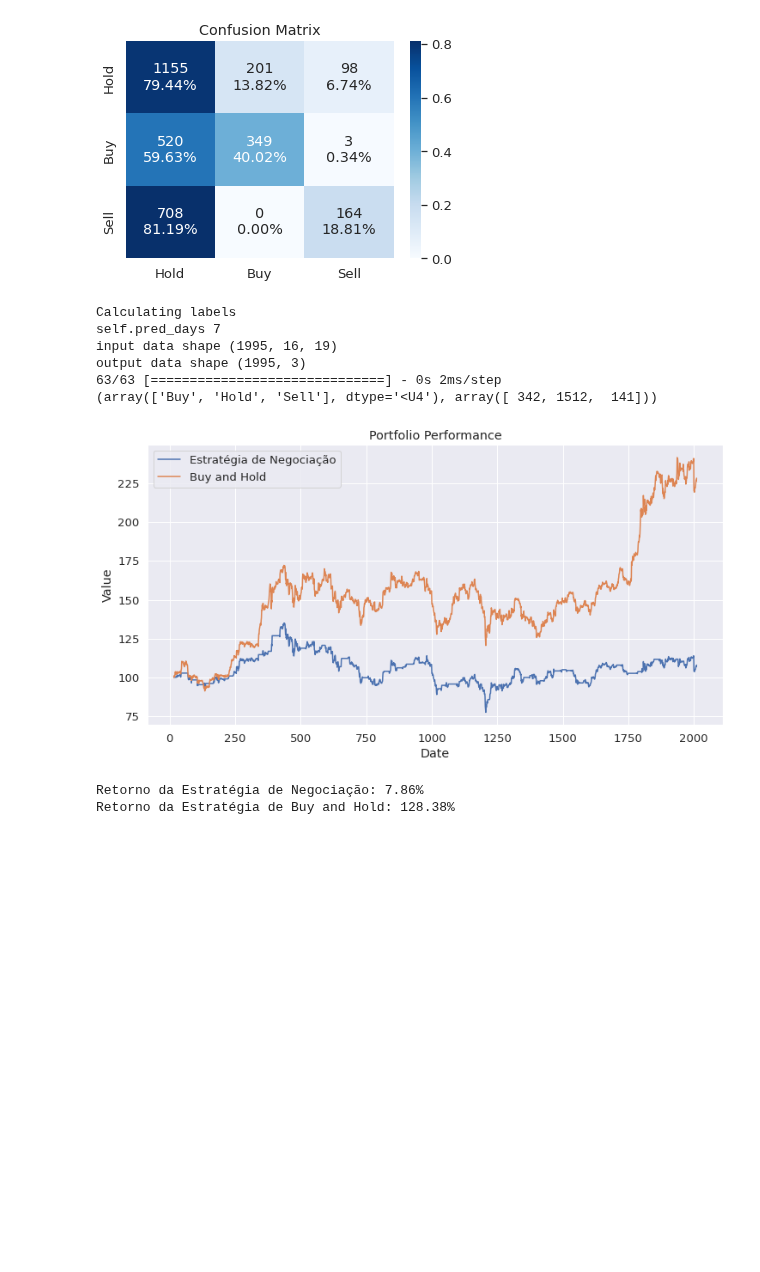
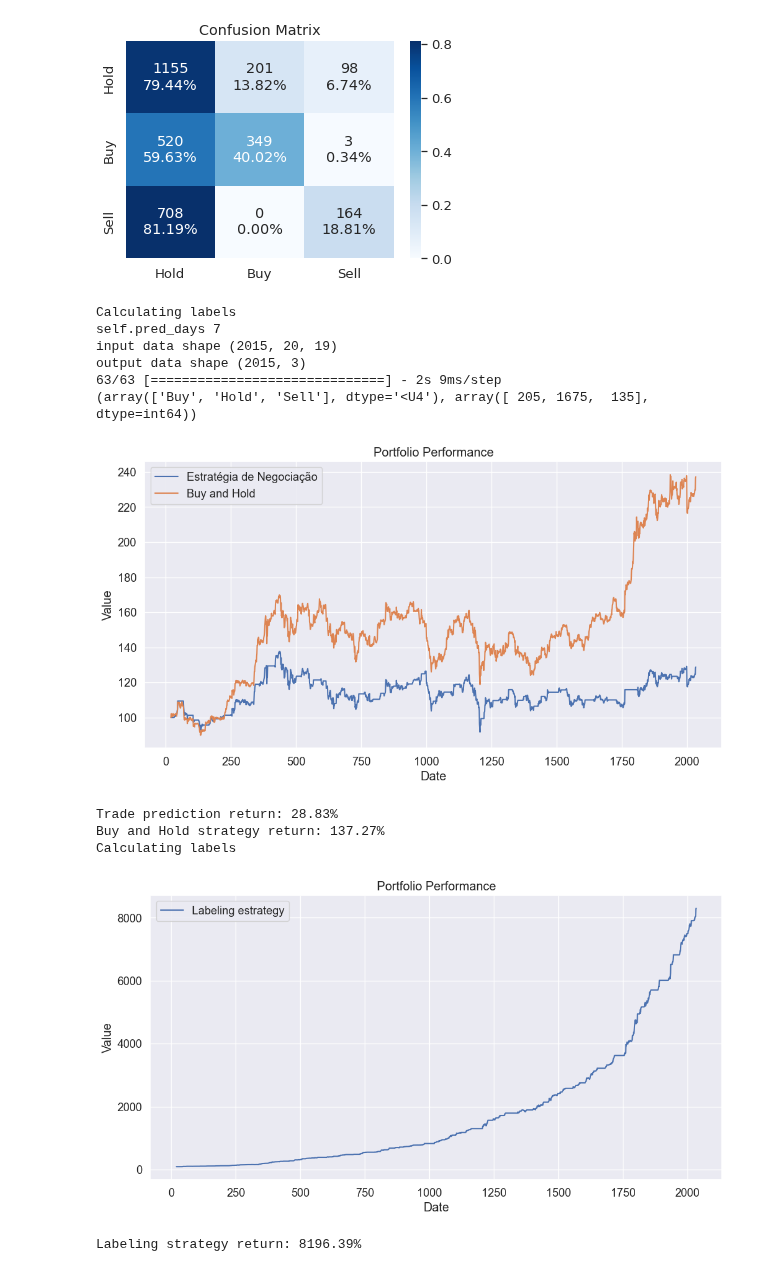
Before and after one commit to brunoodutra/Time_Series_Forecast, a Jupyter notebook: acoes/deep_trade_crypto_classification.ipynb, the cells around one changed output. Drawn from its saved outputs; the diff is of its cells as text; code cells hidden in the pictures; blank space fills up the shorter version.

Commit message:
add labeling data profit view

```diff
--- a/acoes/deep_trade_crypto_classification.ipynb
+++ b/acoes/deep_trade_crypto_classification.ipynb
@@ -606,45 +606,73 @@ else:
     signals = [trade[label] for label in np.argmax(label_pred[:], axis=1)]
     print(np.unique(signals, return_counts=True))
 
-    trade_signals=generate_signals(signals)
+    pred_trade_signals=generate_signals(signals)
 
-    #trade_signals=signals
+    #pred_trade_signals=signals
     data=data.iloc[-len(signals):,:]
 
 
     backtester = Backtester(initial_balance, data)
-    backtester.run(trade_signals)
+    backtester.run(pred_trade_signals)
     #backtester.plot_results()
 
     # Estratégia de buy and hold
     buy_and_hold = Backtester(initial_balance, data)
     signals = ['Buy'] + ['Hold'] * (len(data) - 1)
     buy_and_hold.run(signals)
     buy_and_hold_value = buy_and_hold.portfolio_value
+
 
     # Plotar resultados
     plt.figure(figsize=(12, 6))
     plt.plot(backtester.data.index, backtester.portfolio_value, label='Estratégia de Negociação')
     plt.plot(buy_and_hold.data.index, buy_and_hold_value, label='Buy and Hold')
     plt.xlabel('Date')
     plt.ylabel('Value')
     plt.title('Portfolio Performance')
     plt.legend()
     plt.show()
 
-    # Calcular retorno
+        # Calcular retorno
     backtester_return = (backtester.portfolio_value[-1] - initial_balance) / initial_balance
     buy_and_hold_return = (buy_and_hold_value[-1] - initial_balance) / initial_balance
 
-    print(f"Retorno da Estratégia de Negociação: {backtester_return * 100:.2f}%")
-    print(f"Retorno da Estratégia de Buy and Hold: {buy_and_hold_return * 100:.2f}%")
+    print(f"Trade prediction return: {backtester_return * 100:.2f}%")
+    print(f"Buy and Hold strategy return: {buy_and_hold_return * 100:.2f}%")
+
+    label_data = dataGen_inference.label_data(close_prices=data['Close'].values, window=16)
+
+    trade_signals=[("Buy" if np.allclose(label, [0, 1, 0]) else "Sell" if np.allclose(label, [0, 0, 1]) else "Hold")
+        for label in label_data]# Realizar o backtest
+
+    #data=data.iloc[:len(trade_signals),:]
+
+    Labeling_backtester = Backtester(initial_balance, data)
+    Labeling_backtester.run(trade_signals)
+
+    # Plotar resultados
+    plt.figure(figsize=(12, 6))
+    plt.plot(Labeling_backtester.data.index, Labeling_backtester.portfolio_value, label='Labeling estrategy')
+    plt.xlabel('Date')
+    plt.ylabel('Value')
+    plt.title('Portfolio Performance')
+    plt.legend()
+    plt.show()
+
+    # Calcular retorno
+    labeling_backtester_return = (Labeling_backtester.portfolio_value[-1] - initial_balance) / initial_balance
+
+    print(f"Labeling strategy return: {labeling_backtester_return * 100:.2f}%")
 # %% [output]
 Calculating labels
 self.pred_days 7
-input data shape (1995, 16, 19)
-output data shape (1995, 3)
-63/63 [==============================] - 0s 2ms/step
-(array(['Buy', 'Hold', 'Sell'], dtype='<U4'), array([ 342, 1512,  141]))
+input data shape (2015, 20, 19)
+output data shape (2015, 3)
+63/63 [==============================] - 2s 9ms/step
+(array(['Buy', 'Hold', 'Sell'], dtype='<U4'), array([ 205, 1675,  135], dtype=int64))
-[figure, old version]
+[figure, new version]
-Retorno da Estratégia de Negociação: 7.86%
-Retorno da Estratégia de Buy and Hold: 128.38%
+Trade prediction return: 28.83%
+Buy and Hold strategy return: 137.27%
+Calculating labels
+[figure, added]
+Labeling strategy return: 8196.39%
```
